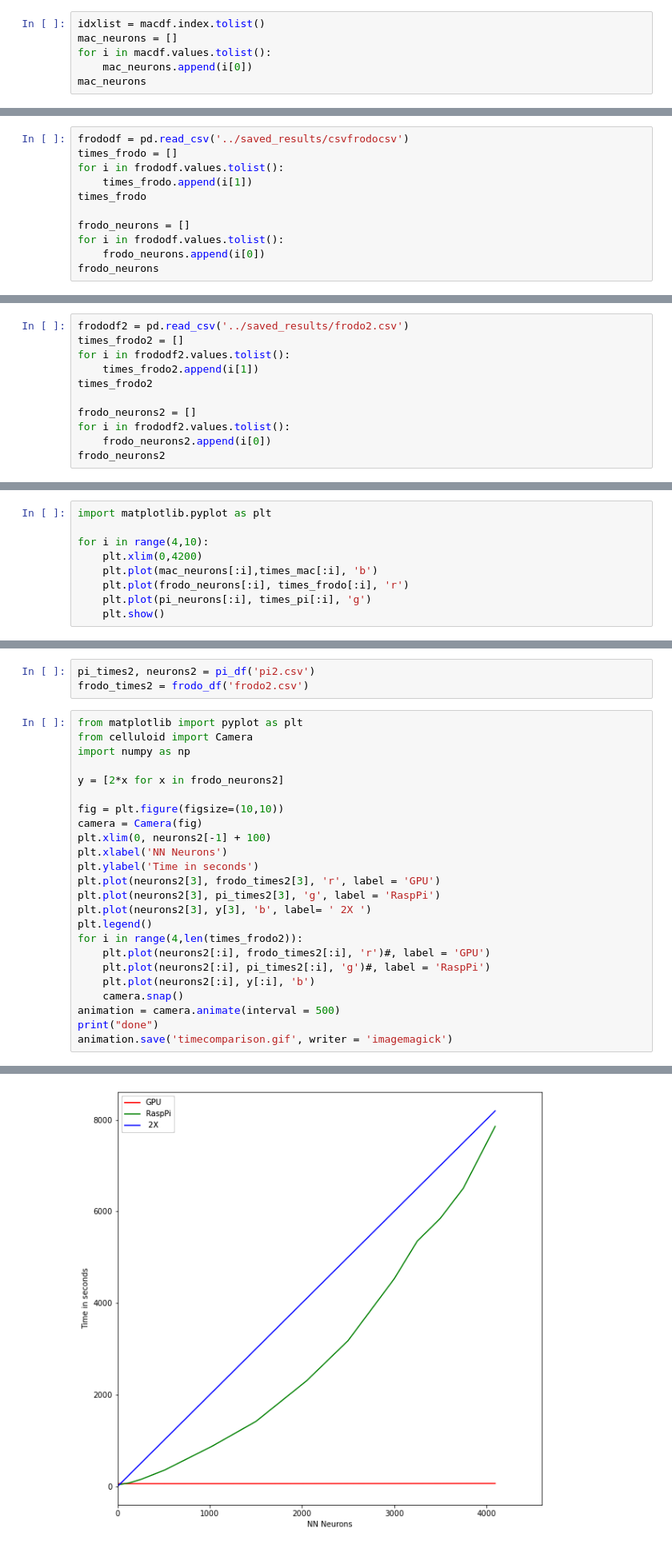
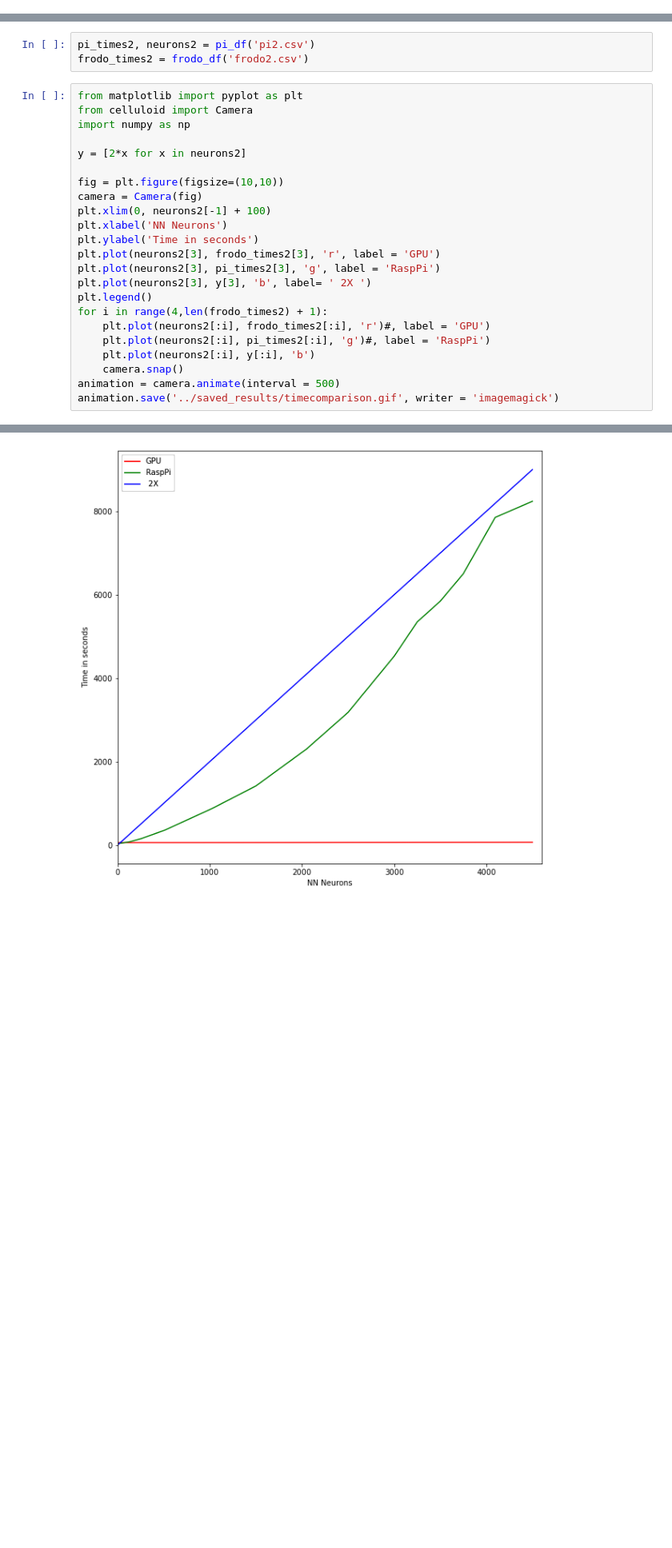
Before and after one commit to toelt-llc/TOELT-tfrabbit, a Jupyter notebook: code/notebooks/timeanimation.ipynb, the cells around one changed output, grey strips where cells are left out. Shown at 80% size. Cells and saved outputs as stored; diff of their text form; blank space fills up the shorter version.

Commit message:
time animation notebook

```diff
--- a/code/notebooks/timeanimation.ipynb
+++ b/code/notebooks/timeanimation.ipynb
@@ -25,6 +17,0 @@ times_mac
-# %%
-idxlist = macdf.index.tolist()
-mac_neurons = []
-for i in macdf.values.tolist():
-    mac_neurons.append(i[0])
-mac_neurons
@@ -33,11 +17,0 @@ mac_neurons
-# %%
-frododf = pd.read_csv('../saved_results/csvfrodocsv')
-times_frodo = []
-for i in frododf.values.tolist():
-    times_frodo.append(i[1])
-times_frodo
-
-frodo_neurons = []
-for i in frododf.values.tolist():
-    frodo_neurons.append(i[0])
-frodo_neurons
@@ -46,11 +17,0 @@ frodo_neurons
-# %%
-frododf2 = pd.read_csv('../saved_results/frodo2.csv')
-times_frodo2 = []
-for i in frododf2.values.tolist():
-    times_frodo2.append(i[1])
-times_frodo2
-
-frodo_neurons2 = []
-for i in frododf2.values.tolist():
-    frodo_neurons2.append(i[0])
-frodo_neurons2
@@ -131,9 +68,0 @@ len(frodo_neurons2)
-# %%
-import matplotlib.pyplot as plt
-
-for i in range(4,10):
-    plt.xlim(0,4200)
-    plt.plot(mac_neurons[:i],times_mac[:i], 'b')
-    plt.plot(frodo_neurons[:i], times_frodo[:i], 'r')
-    plt.plot(pi_neurons[:i], times_pi[:i], 'g')
-    plt.show()
@@ -150,7 +76,7 @@ from matplotlib import pyplot as plt
 from celluloid import Camera
 import numpy as np
 
-y = [2*x for x in frodo_neurons2]
+y = [2*x for x in neurons2]
 
 fig = plt.figure(figsize=(10,10))
 camera = Camera(fig)
@@ -161,13 +87,12 @@ plt.plot(neurons2[3], frodo_times2[3], 'r', label = 'GPU')
 plt.plot(neurons2[3], pi_times2[3], 'g', label = 'RaspPi')
 plt.plot(neurons2[3], y[3], 'b', label= ' 2X ')
 plt.legend()
-for i in range(4,len(times_frodo2)):
+for i in range(4,len(frodo_times2) + 1):
     plt.plot(neurons2[:i], frodo_times2[:i], 'r')#, label = 'GPU')
     plt.plot(neurons2[:i], pi_times2[:i], 'g')#, label = 'RaspPi')
     plt.plot(neurons2[:i], y[:i], 'b')
     camera.snap()
 animation = camera.animate(interval = 500)
-print("done")
-animation.save('timecomparison.gif', writer = 'imagemagick')
+animation.save('../saved_results/timecomparison.gif', writer = 'imagemagick')
 # %% [output]
 MovieWriter imagemagick unavailable; using Pillow instead.
@@ -175,4 +99,4 @@ done
-[figure, old version]
+[figure, new version]
 # %% [markdown]
 ## Old data
 # %%
```
Also changed, not shown: parts of 12 cells of this notebook, 5 other files.
